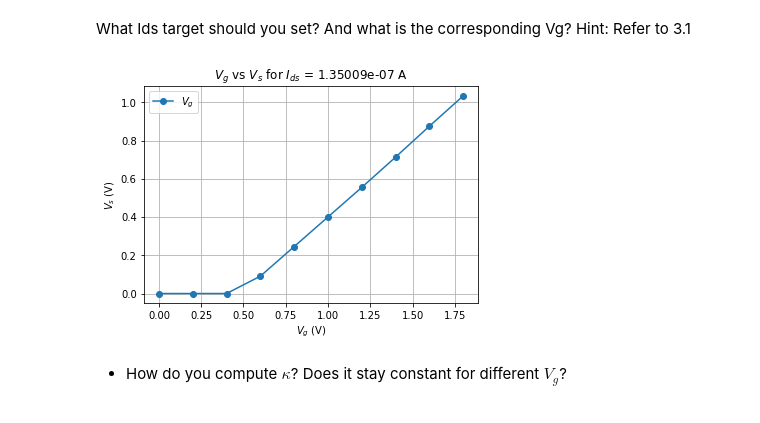
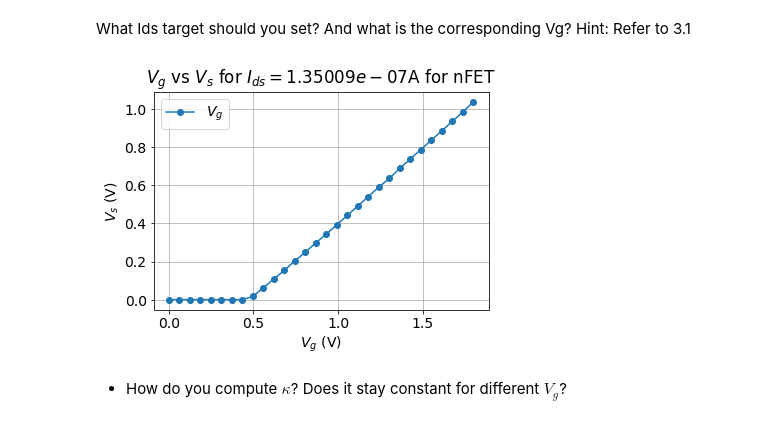
Before and after one commit to janhohenheim/neuromorphic-engineering-one, a Jupyter notebook: neuromorphic_engineering_one/session3_subthreshold_behavior_of_transistors/2021_Lab3_SubThr_4.5_Jan_Hohenheim.ipynb, the cells around one changed output. Drawn from its saved outputs; the diff is of its cells as text; code cells hidden in the pictures.

```diff
--- a/neuromorphic_engineering_one/session3_subthreshold_behavior_of_transistors/2021_Lab3_SubThr_4.5_Jan_Hohenheim.ipynb
+++ b/neuromorphic_engineering_one/session3_subthreshold_behavior_of_transistors/2021_Lab3_SubThr_4.5_Jan_Hohenheim.ipynb
@@ -476,7 +481,7 @@ The Ids_0 is 2.6855468959752216e-09 A
 # define constants
 Vdd = 1.8
 max_iter = 10
-N_samples = 10
+N_samples = 30
 # %% [markdown]
 What Ids target should you set? And what is the corresponding Vg?
 Hint: Refer to 3.1
@@ -521,16 +526,16 @@ for n in range(N_samples):
 # %%
 # plot
 import matplotlib.pyplot as plt
 
 plt.plot(Vg, Vs, "o-", label="$V_{g}$")
-plt.title(f"$V_{{g}}$ vs $V_{{s}}$ for $I_{{ds}}$ = {Ids_target} A")
+plt.title(f"$V_{{g}}$ vs $V_{{s}}$ for $I_{{ds}} = {Ids_target} \\rm{{A}}$ for nFET")
 plt.xlabel("$V_{g}$ (V)")
 plt.ylabel("$V_{s}$ (V)")
 plt.grid()
 plt.legend()
 plt.show()
 # %% [output]
-[figure, old version]
+[figure, new version]
 # %%
 # if it looks nice in the plot, save it!
 np.savetxt("4_1.csv", [Vg, Vs], delimiter=",")
```
Also changed, not shown: parts of 25 cells of this notebook.
